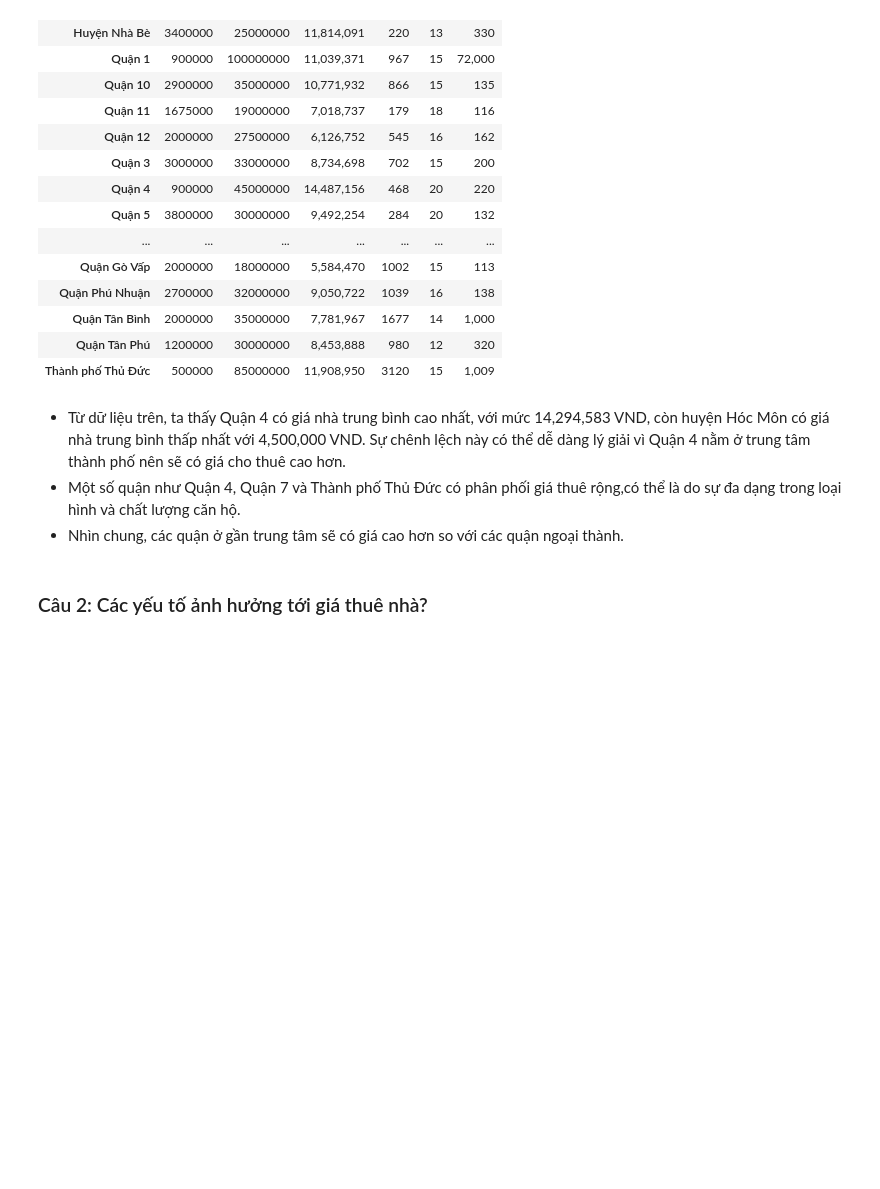
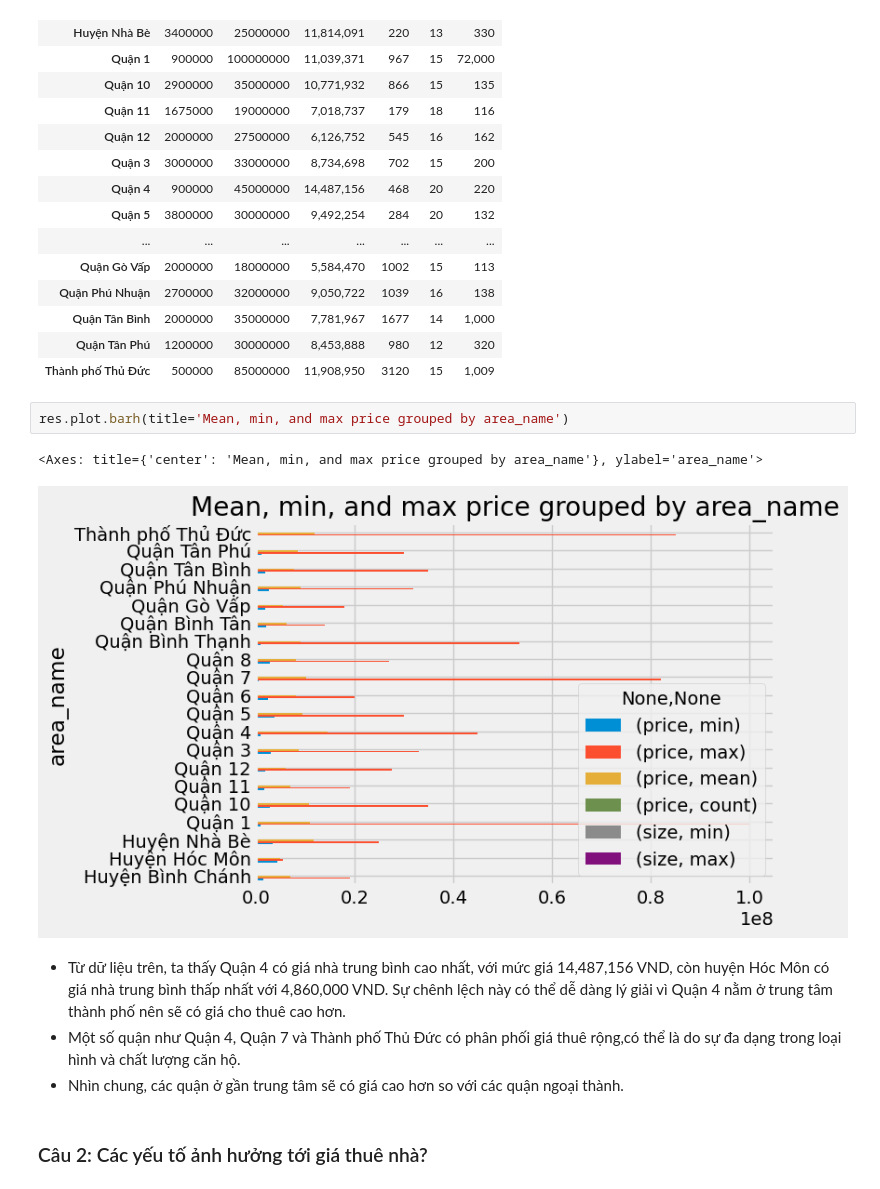
Before and after one commit to vanhung4499/p4ds, a Jupyter notebook: final.ipynb, the cells around one changed output. Saved outputs shown, nothing was run; the diff lists cells and outputs as text; blank space fills up the shorter version.

```diff
--- a/final.ipynb
+++ b/final.ipynb
@@ -363,8 +363,13 @@ Mean, min, and max price grouped by area_name
 | Quận Tân Bình | 2000000 | 35000000 | 7,781,967 | 1677 | 14 | 1,000 |
 | Quận Tân Phú | 1200000 | 30000000 | 8,453,888 | 980 | 12 | 320 |
 | Thành phố Thủ Đức | 500000 | 85000000 | 11,908,950 | 3120 | 15 | 1,009 |
+# %%
+res.plot.barh(title='Mean, min, and max price grouped by area_name')
+# %% [output]
+<Axes: title={'center': 'Mean, min, and max price grouped by area_name'}, ylabel='area_name'>
+[figure, added]
 # %% [markdown]
- - Từ dữ liệu trên, ta thấy Quận 4 có giá nhà trung bình cao nhất, với mức 14,294,583 VND, còn huyện Hóc Môn có giá nhà trung bình thấp nhất với 4,500,000 VND. Sự chênh lệch này có thể dễ dàng lý giải vì Quận 4 nằm ở trung tâm thành phố nên sẽ có giá cho thuê cao hơn.
+ - Từ dữ liệu trên, ta thấy Quận 4 có giá nhà trung bình cao nhất, với mức giá 14,487,156 VND, còn huyện Hóc Môn có giá nhà trung bình thấp nhất với 4,860,000 VND. Sự chênh lệch này có thể dễ dàng lý giải vì Quận 4 nằm ở trung tâm thành phố nên sẽ có giá cho thuê cao hơn.
  - Một số quận như Quận 4, Quận 7 và Thành phố Thủ Đức có phân phối giá thuê rộng,có thể là do sự đa dạng trong loại hình và chất lượng căn hộ.
  - Nhìn chung, các quận ở gần trung tâm sẽ có giá cao hơn so với các quận ngoại thành.
 # %% [markdown]
```
